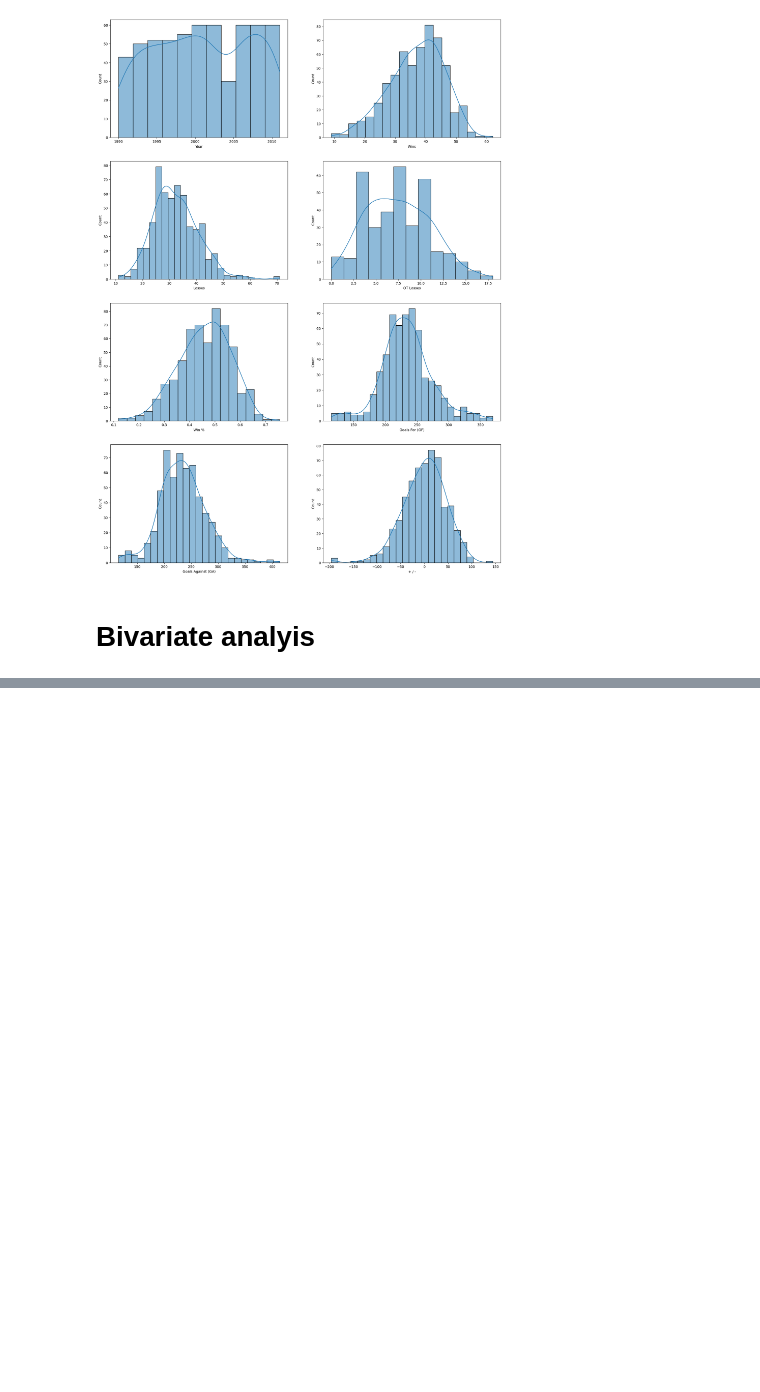
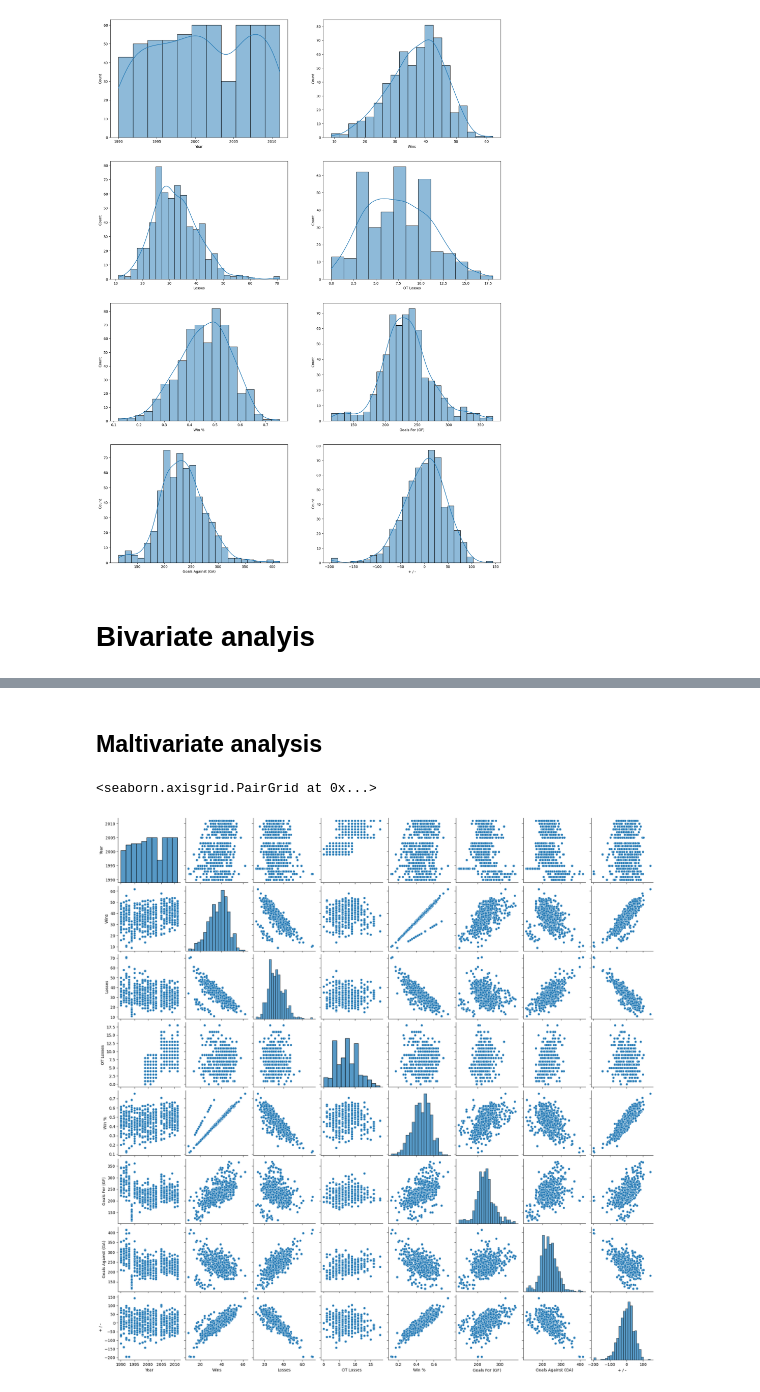
Before and after one commit to neerajprasad209/Etlhive_assignment, a Jupyter notebook: EDA_Scraped_data.ipynb, the cells around one changed output, grey strips where cells are left out. Cells and saved outputs as stored; diff of their text form; code cells hidden in the pictures; blank space fills up the shorter version.

```diff
--- a/EDA_Scraped_data.ipynb
+++ b/EDA_Scraped_data.ipynb
@@ -197,0 +219,7 @@ plt.show()
+# %% [markdown]
+## Maltivariate analysis
+# %%
+sns.pairplot(data=df)
+# %% [output]
+<seaborn.axisgrid.PairGrid at 0x...>
+[figure, added]
```
Also changed, not shown: parts of 2 cells of this notebook.
